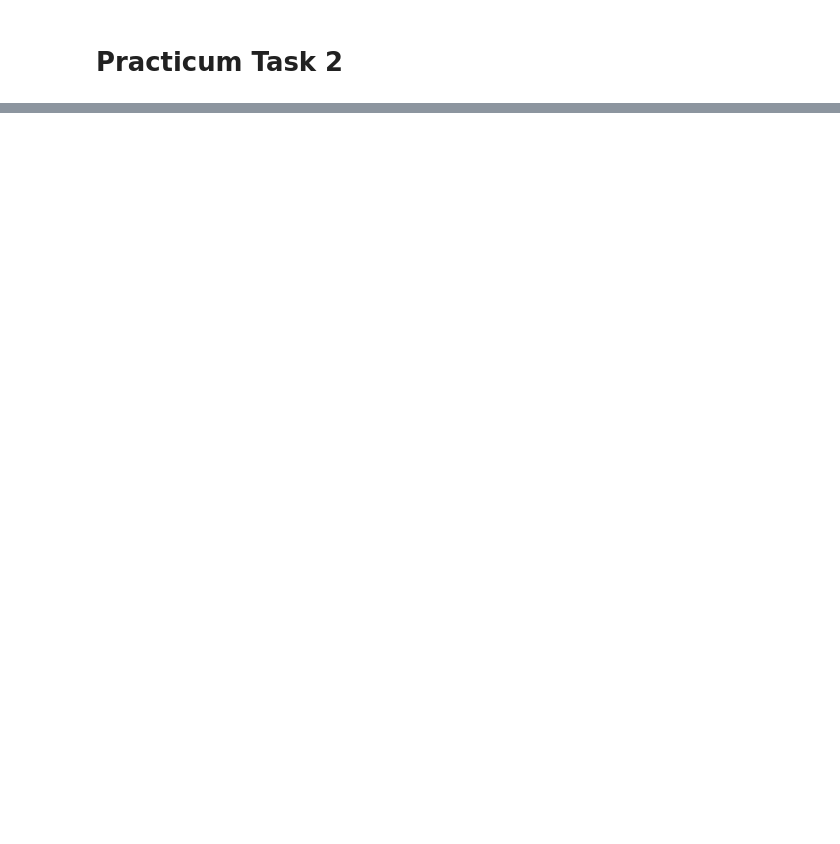
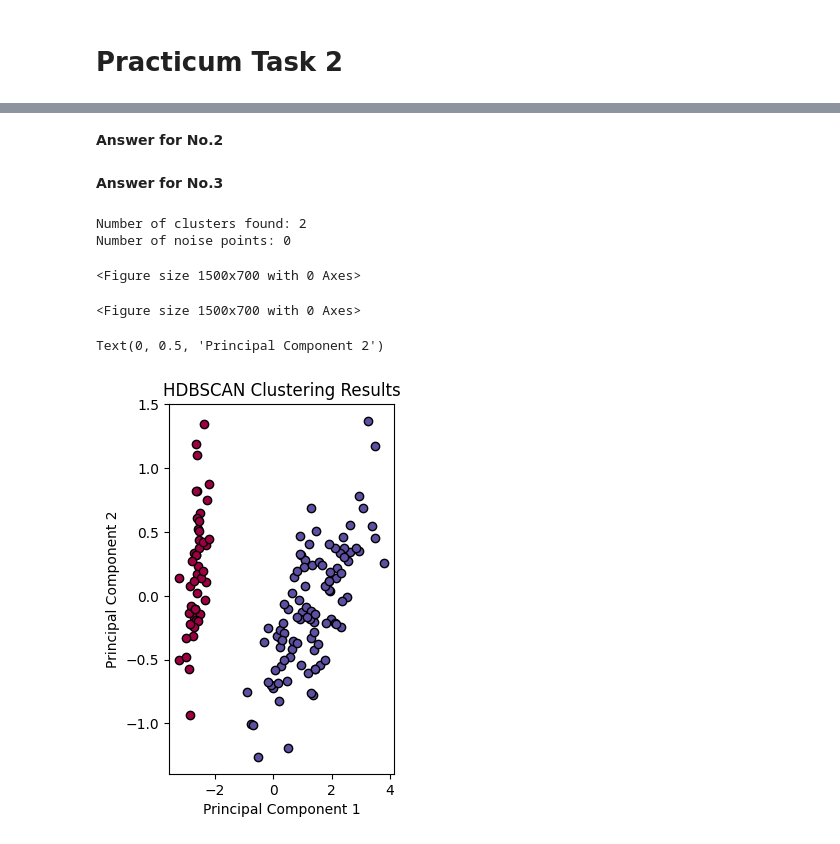
Before and after one commit to hemoabdullah/ML-SMT5, a Jupyter notebook: JS06_2341720203_Hammam_Abdullah_BG.ipynb, the cells around one changed output, grey strips where cells are left out. Saved outputs shown, nothing was run; the diff lists cells and outputs as text; code cells hidden in the pictures; blank space fills up the shorter version.

```diff
--- a/JS06_2341720203_Hammam_Abdullah_BG.ipynb
+++ b/JS06_2341720203_Hammam_Abdullah_BG.ipynb
@@ -278,0 +349,49 @@ Answer for No.1
+# %% [markdown]
+**Answer for No.2**
+# %%
+iris_df = pd.read_csv('/content/drive/MyDrive/MLearning/Iris.csv')
+X = iris_df.drop(['Id', 'Species'], axis=1)
+y_true = iris_df['Species']
+
+clusterer = hdbscan.HDBSCAN(min_cluster_size=5, gen_min_span_tree=True)
+cluster_labels = clusterer.fit_predict(X)
+# %% [markdown]
+**Answer for No.3**
+# %%
+n_clusters = len(np.unique(cluster_labels)) - (1 if -1 in cluster_labels else 0)
+n_noise = np.sum(cluster_labels == -1)
+
+print(f"Number of clusters found: {n_clusters}")
+print(f"Number of noise points: {n_noise}")
+# %% [output]
+Number of clusters found: 2
+Number of noise points: 0
+# %%
+from sklearn.decomposition import PCA
+
+pca = PCA(n_components=2)
+X_pca = pca.fit_transform(X)
+plt.figure(figsize=(15, 7))
+# %% [output]
+<Figure size 1500x700 with 0 Axes>
+<Figure size 1500x700 with 0 Axes>
+# %%
+plt.subplot(1, 2, 1)
+unique_labels = set(cluster_labels)
+colors = plt.cm.get_cmap('Spectral')(np.linspace(0, 1, len(unique_labels)))
+
+for k, col in zip(unique_labels, colors):
+    if k == -1:
+        col = 'k'
+
+    class_member_mask = (cluster_labels == k)
+    xy = X_pca[class_member_mask]
+    plt.plot(xy[:, 0], xy[:, 1], 'o', markerfacecolor=tuple(col),
+             markeredgecolor='k', markersize=6)
+
+plt.title('HDBSCAN Clustering Results')
+plt.xlabel('Principal Component 1')
+plt.ylabel('Principal Component 2')
+# %% [output]
+Text(0, 0.5, 'Principal Component 2')
+[figure, added]
```
Also changed, not shown: parts of 15 cells of this notebook.
